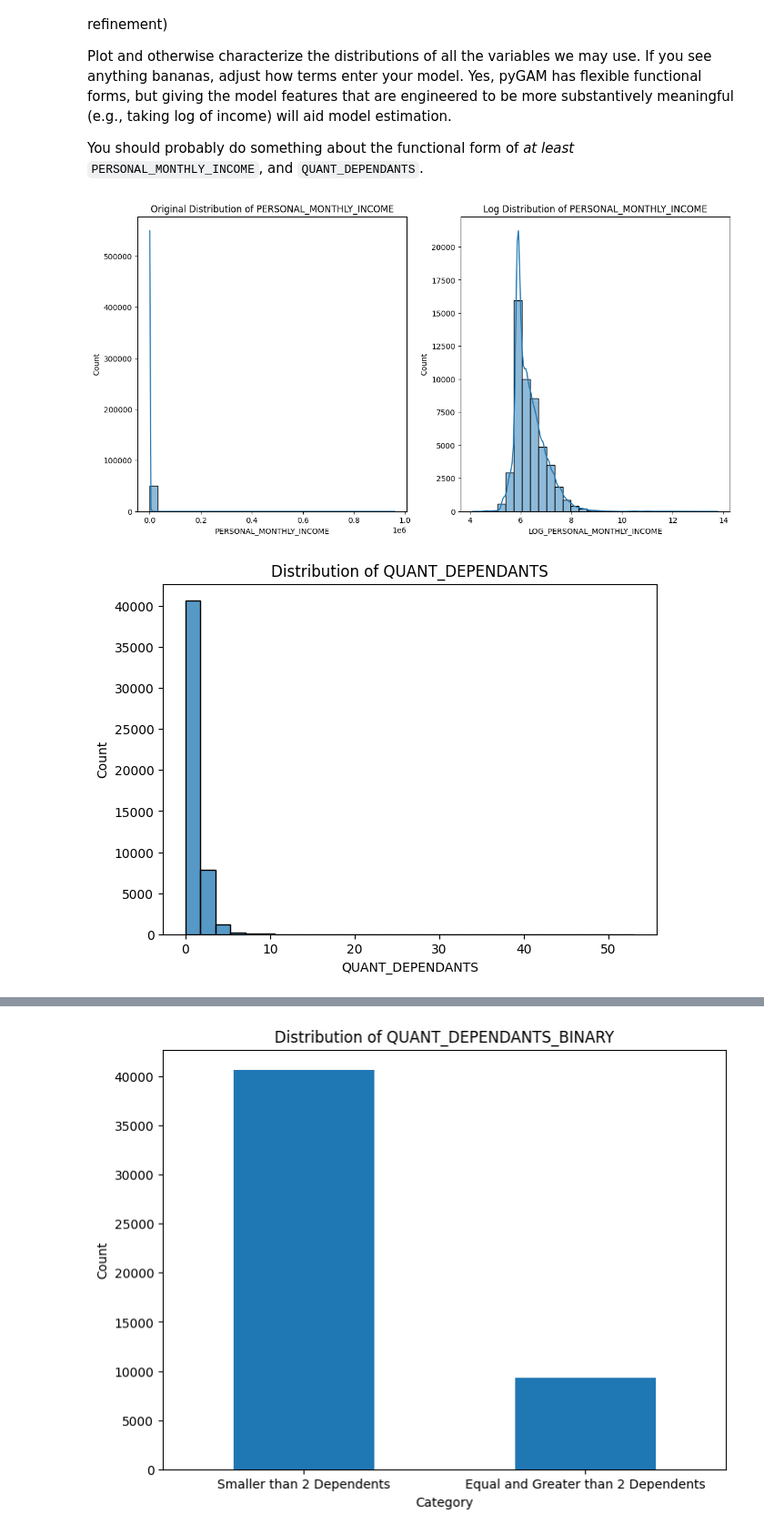
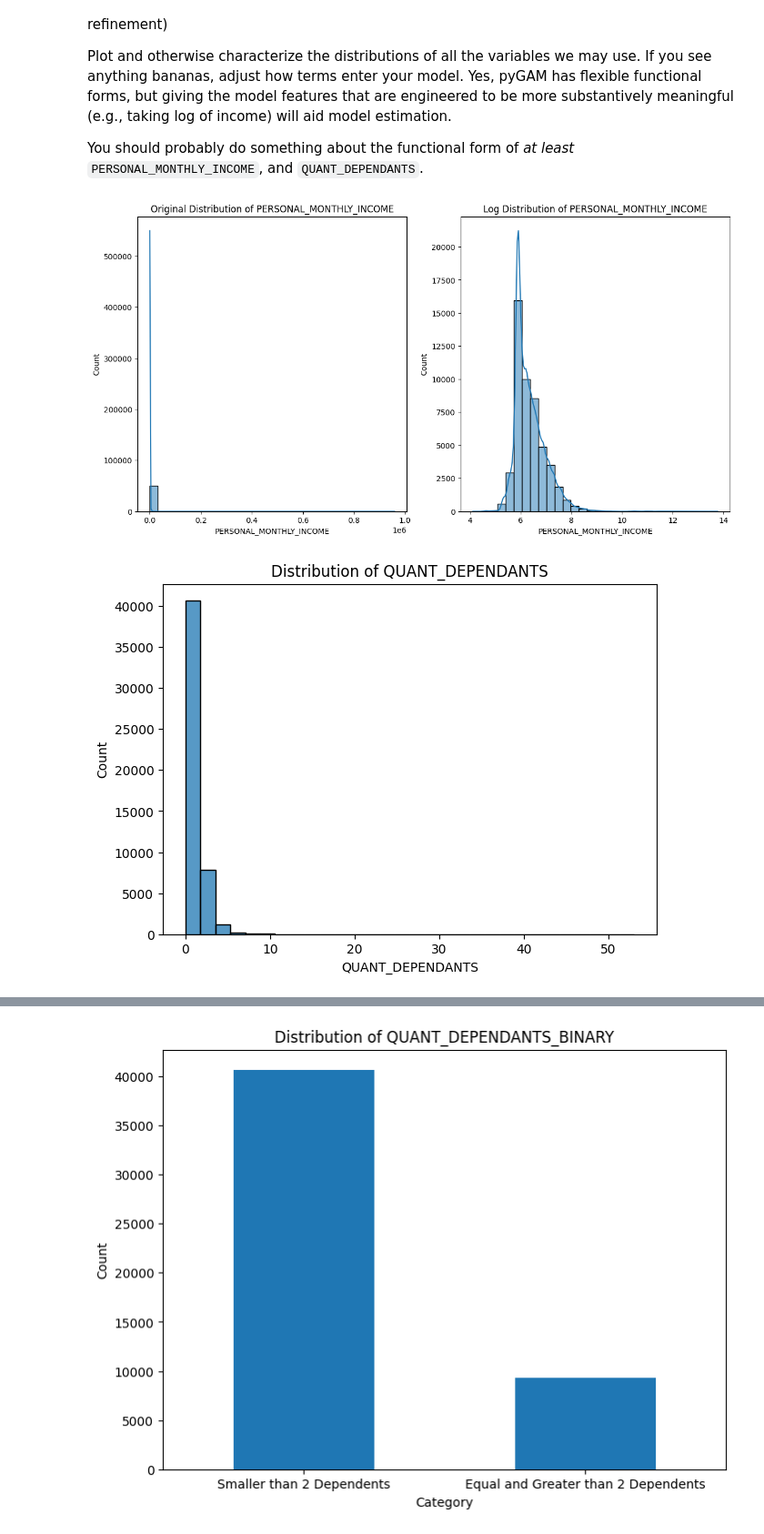
Before and after one commit to carrieli15/Unifying_Data_Science_Python, a Jupyter notebook: interpretable/exercise_interpretable.ipynb, the cells around one changed output, grey strips where cells are left out. Shown at 91% size. Drawn from its saved outputs; the diff is of its cells as text; code cells hidden in the pictures.

```diff
--- a/interpretable/exercise_interpretable.ipynb
+++ b/interpretable/exercise_interpretable.ipynb
@@ -27,7 +27,12 @@ import warnings
 warnings.filterwarnings("ignore")
 pd.set_option("mode.copy_on_write", True)
 
-url = "https://media.githubusercontent.com/media/nickeubank/MIDS_Data/master/PAKDD%202010/PAKDD2010_Modeling_Data.txt"
+url = (
+    "https://media.githubusercontent.com/media/nickeubank/"
+    "MIDS_Data/master/PAKDD%202010/"
+    "PAKDD2010_Modeling_Data.txt"
+)
+
 
 model_data = pd.read_csv(url, header=None, delimiter="\t", encoding="latin1")
 model_data.columns = [
@@ -244,7 +249,7 @@ import numpy as np
 
 # Apply a log transformation to 'PERSONAL_MONTHLY_INCOME'
 model_data["LOG_PERSONAL_MONTHLY_INCOME"] = np.log1p(
-    model_data["PERSONAL_MONTHLY_INCOME"]
+    model_data["PERSONAL_MONTHLY_INCOME"].copy()
 )
 
 # Define the binned categories for 'QUANT_DEPENDANTS'
@@ -259,36 +264,44 @@ bins = [
     7,
     8,
     9,
     10,
 ]
 model_data["QUANT_DEPENDANTS_BINS"] = pd.cut(
     model_data["QUANT_DEPENDANTS"], bins=bins, include_lowest=True
 )
 
-# Plotting the original and log-transformed 'PERSONAL_MONTHLY_INCOME'
+# Ensure 'PERSONAL_MONTHLY_INCOME' is converted to a mutable format
+model_data["PERSONAL_MONTHLY_INCOME"] = model_data["PERSONAL_MONTHLY_INCOME"].astype(
+    float
+)
+
+# Plotting the original distribution
 plt.figure(figsize=(14, 7))
 plt.subplot(1, 2, 1)
 sns.histplot(model_data["PERSONAL_MONTHLY_INCOME"], bins=30, kde=True)
 plt.title("Original Distribution of PERSONAL_MONTHLY_INCOME")
+
+# Plotting the log-transformed distribution
 plt.subplot(1, 2, 2)
-sns.histplot(model_data["LOG_PERSONAL_MONTHLY_INCOME"], bins=30, kde=True)
+sns.histplot(np.log1p(model_data["PERSONAL_MONTHLY_INCOME"]), bins=30, kde=True)
 plt.title("Log Distribution of PERSONAL_MONTHLY_INCOME")
 plt.show()
+
 
 # Plotting the 'QUANT_DEPENDANTS' distribution
 plt.figure(figsize=(7, 5))
 sns.histplot(model_data["QUANT_DEPENDANTS"], bins=30, kde=False)
 plt.title("Distribution of QUANT_DEPENDANTS")
 plt.show()
 
 # Plotting the binned 'QUANT_DEPENDANTS'
 plt.figure(figsize=(7, 5))
 sns.countplot(x="QUANT_DEPENDANTS_BINS", data=model_data)
 plt.title("Binned Distribution of QUANT_DEPENDANTS")
 plt.xticks(rotation=45)
 plt.show()
 # %% [output]
-[figure, old version]
+[figure, new version]
 [figure]
 [figure]
 # %%
```
Also changed, not shown: parts of 23 cells of this notebook, 5 other files.
